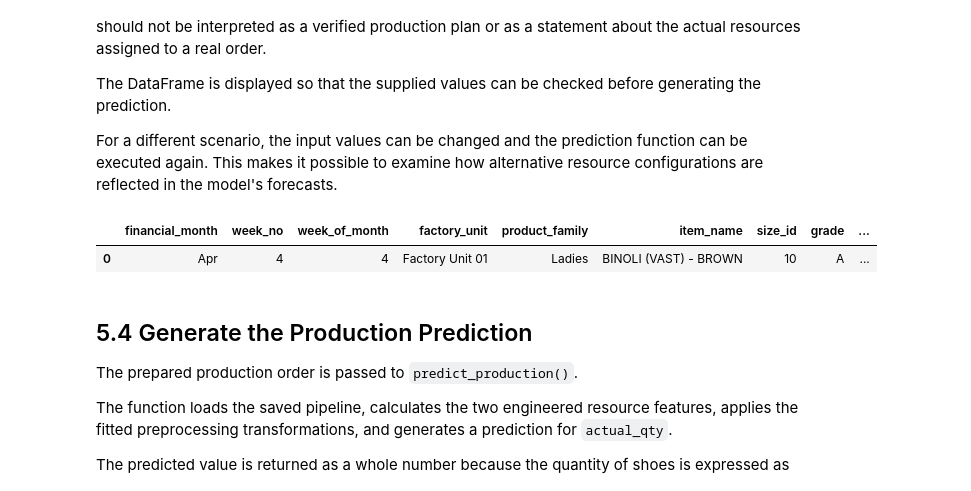
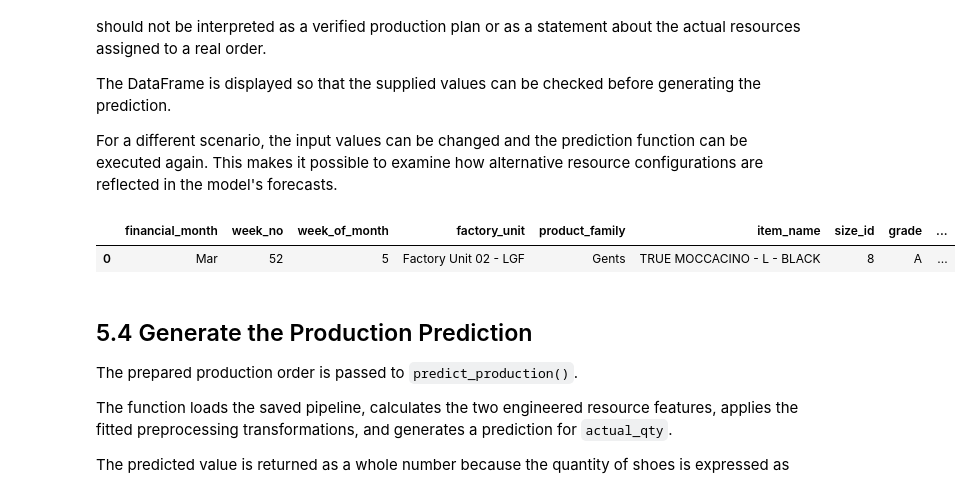
Before and after one commit to visurarodrigo/production-DI, a Jupyter notebook: notebooks/05_Prediction.ipynb, the cells around one changed output. Saved outputs shown, nothing was run; the diff lists cells and outputs as text; code cells hidden in the pictures.

```diff
--- a/notebooks/05_Prediction.ipynb
+++ b/notebooks/05_Prediction.ipynb
@@ -179,26 +179,26 @@ The DataFrame is displayed so that the supplied values can be checked before gen
 For a different scenario, the input values can be changed and the prediction function can be executed again. This makes it possible to examine how alternative resource configurations are reflected in the model's forecasts.
 # %%
 new_order = pd.DataFrame([{
-    'financial_month': 'Apr',
-    'week_no': 4,
-    'week_of_month': 4,
-    'factory_unit': 'Factory Unit 01',
-    'product_family': 'Ladies',
-    'item_name': 'BINOLI (VAST) - BROWN',
-    'size_id': 10,
+    'financial_month': 'Mar',
+    'week_no': 52,
+    'week_of_month': 5,
+    'factory_unit': 'Factory Unit 02 - LGF',
+    'product_family': 'Gents',
+    'item_name': 'TRUE MOCCACINO - L - BLACK',
+    'size_id': 8,
     'grade': 'A',
-    'rate': 4500.00,
-    'no_of_workers': 18,
-    'working_hours': 800.5,
-    'machine_count': 5,
+    'rate': 4517.57,
+    'no_of_workers': 16,
+    'working_hours': 637.79,
+    'machine_count': 3,
     'order_category': 'Others',
     'bottleneck_flag': 0
 }])
 
 new_order
 # %% [output]
 |  | financial_month | week_no | week_of_month | factory_unit | product_family | item_name | size_id | grade | ... |
-| 0 | Apr | 4 | 4 | Factory Unit 01 | Ladies | BINOLI (VAST) - BROWN | 10 | A | ... |
+| 0 | Mar | 52 | 5 | Factory Unit 02 - LGF | Gents | TRUE MOCCACINO - L - BLACK | 8 | A | ... |
 # %% [markdown]
 ## 5.4 Generate the Production Prediction
 
```
Also changed, not shown: parts of 1 cell of this notebook, 2 other files.
